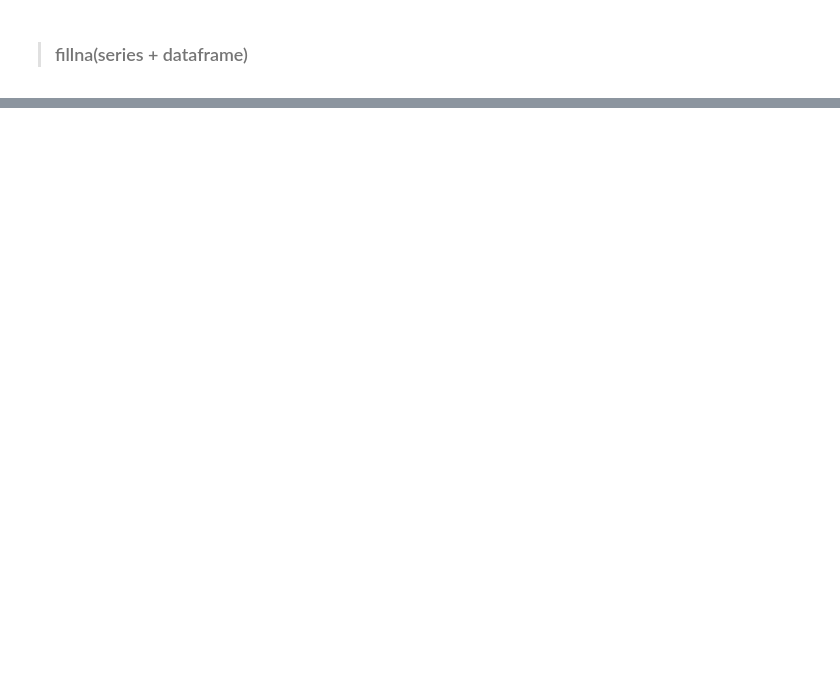
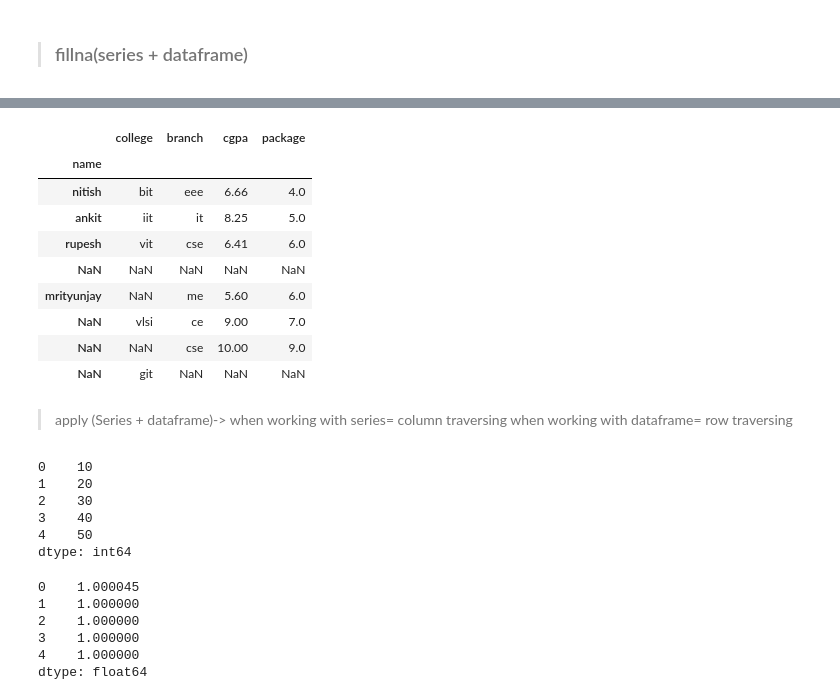
Before and after one commit to ab-jr10/Understanding_AI-ML, a Jupyter notebook: Learning_ML_Pandas_DF.ipynb, the cells around one changed output, grey strips where cells are left out. Drawn from its saved outputs; the diff is of its cells as text; code cells hidden in the pictures; blank space fills up the shorter version.

```diff
--- a/Learning_ML_Pandas_DF.ipynb
+++ b/Learning_ML_Pandas_DF.ipynb
@@ -751,0 +1076,27 @@ students.dropna(subset='name')
+# %%
+students.set_index('name').drop(index=['rishabh', 'aditya'])
+# %% [output]
+|  | college | branch | cgpa | package |
+| name |  |  |  |  |
+| nitish | bit | eee | 6.66 | 4.0 |
+| ankit | iit | it | 8.25 | 5.0 |
+| rupesh | vit | cse | 6.41 | 6.0 |
+| NaN | NaN | NaN | NaN | NaN |
+| mrityunjay | NaN | me | 5.60 | 6.0 |
+| NaN | vlsi | ce | 9.00 | 7.0 |
+| NaN | NaN | cse | 10.00 | 9.0 |
+| NaN | git | NaN | NaN | NaN |
+# %% [markdown]
+> apply (Series + dataframe)-> when working with series= column traversing
+when working with dataframe= row traversing
+# %%
+tem = pd.Series([10,20,30,40,50])
+
+tem
+# %% [output]
+0    10
+1    20
+2    30
+3    40
+4    50
+dtype: int64
@@ -751,0 +1106,9 @@ students.dropna(subset='name')
+# %%
+tem.apply(sigmoid)
+# %% [output]
+0    1.000045
+1    1.000000
+2    1.000000
+3    1.000000
+4    1.000000
+dtype: float64
```
Also changed, not shown: parts of 39 cells of this notebook.
